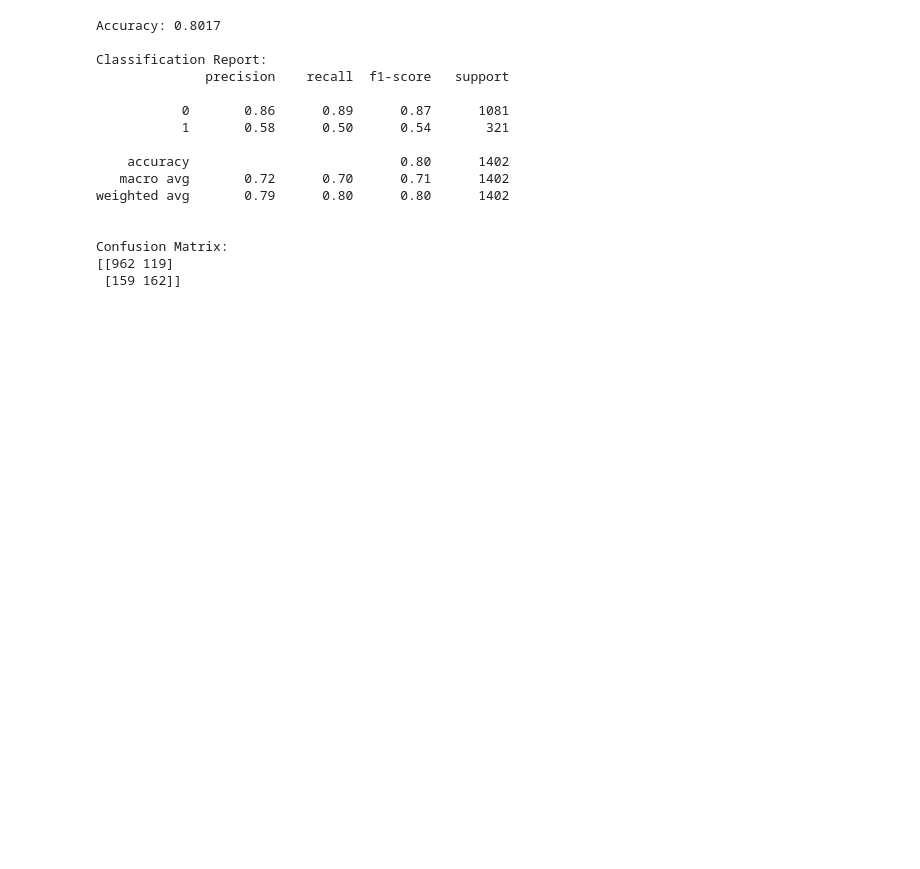
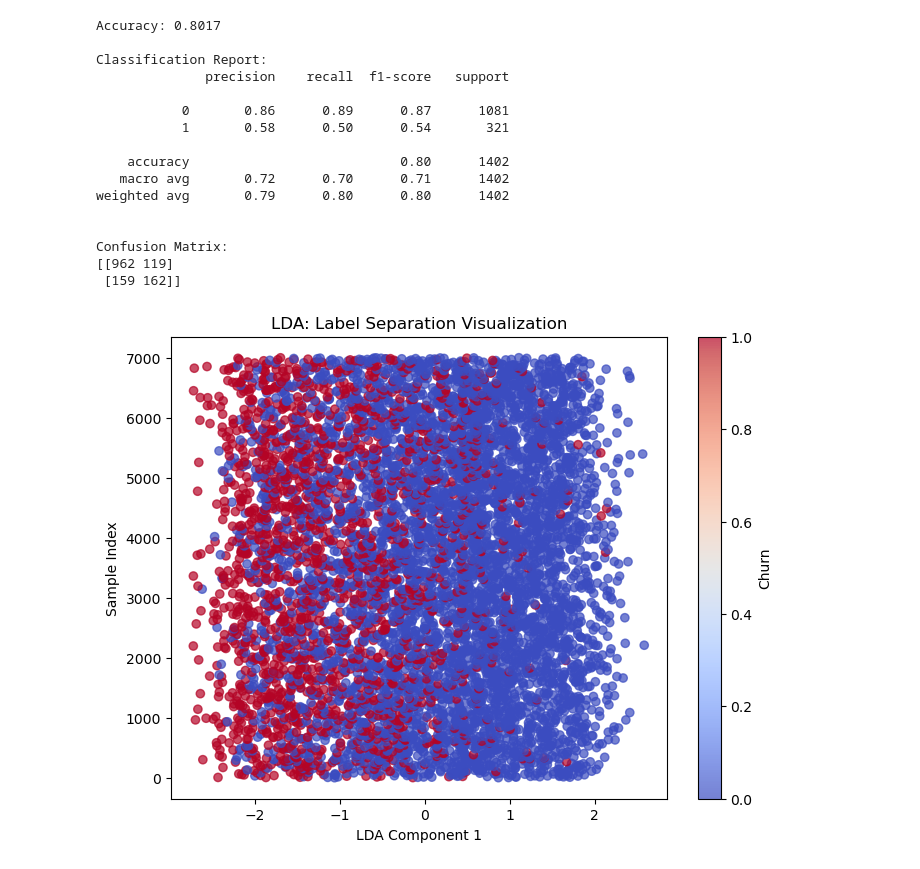
Before and after one commit to Ashish9743/Customer-Churn, a Jupyter notebook: notebook2.ipynb, the cells around one changed output. Drawn from its saved outputs; the diff is of its cells as text; code cells hidden in the pictures; blank space fills up the shorter version.

```diff
--- a/notebook2.ipynb
+++ b/notebook2.ipynb
@@ -239,3 +239,19 @@ weighted avg       0.79      0.80      0.80      1402
 Confusion Matrix:
 [[962 119]
  [159 162]]
+# %%
+from sklearn.discriminant_analysis import LinearDiscriminantAnalysis
+
+lda = LinearDiscriminantAnalysis(n_components=1)  # n_components=1 for 1D visualization
+x_lda = lda.fit_transform(x, y)
+
+# Visualize the result
+plt.figure(figsize=(8,6))
+plt.scatter(x_lda[:, 0], y=range(len(x_lda)), c=y, cmap='coolwarm', alpha=0.7)
+plt.xlabel('LDA Component 1')
+plt.ylabel('Sample Index')
+plt.title('LDA: Label Separation Visualization')
+plt.colorbar(label='Churn')
+plt.show()
+# %% [output]
+[figure, added]
```
Also changed, not shown: parts of 1 cell of this notebook.
